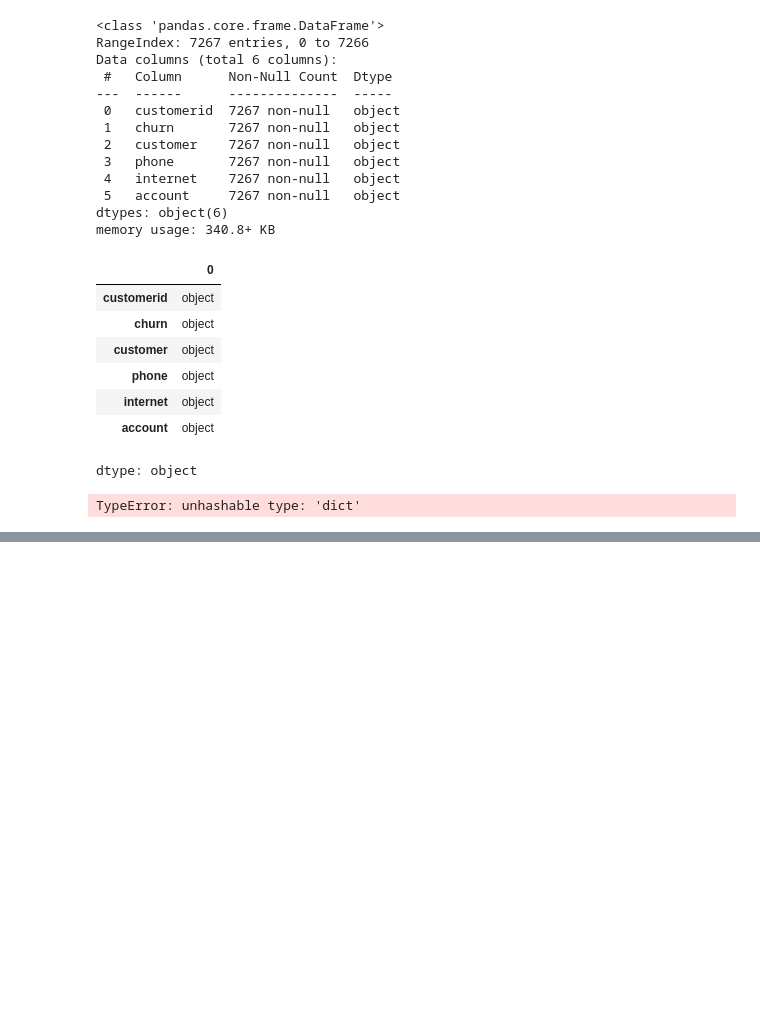
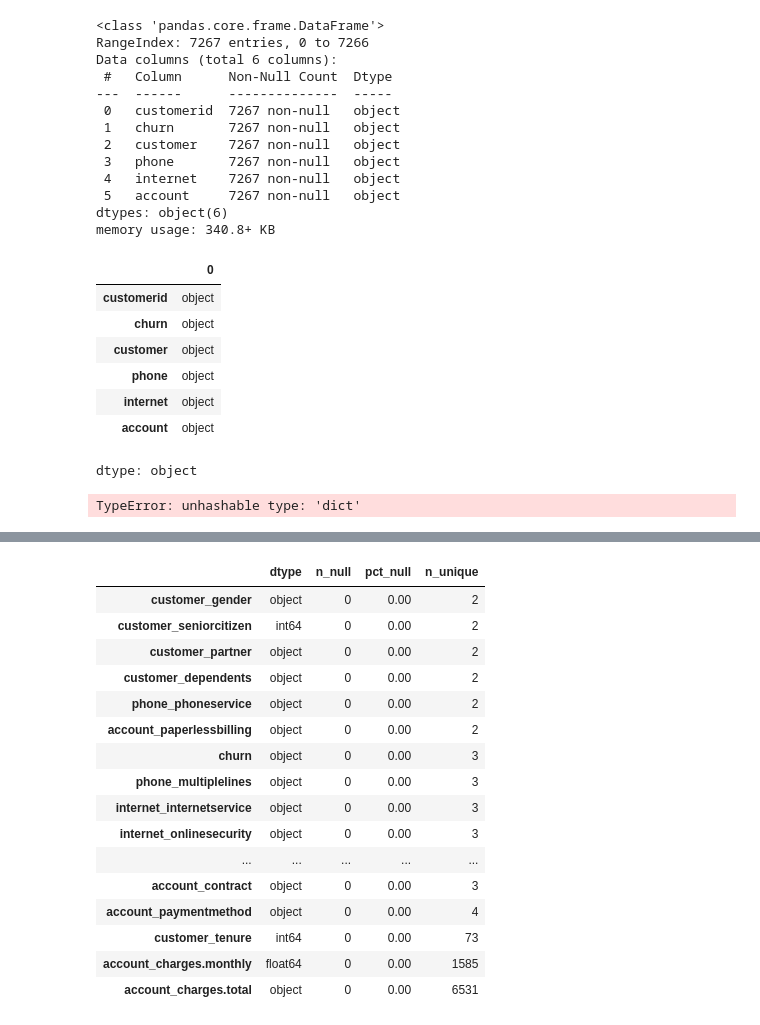
Before and after one commit to Junior11995/Challenge-Telecom-X-an-lisis-de-evasi-n-de-clientes, a Jupyter notebook: desaf_o_telecom_x.ipynb, the cells around one changed output, grey strips where cells are left out. Saved outputs shown, nothing was run; the diff lists cells and outputs as text; code cells hidden in the pictures; blank space fills up the shorter version.

Commit message:
aplanado de columnas anidadas (customer/phone/internet/account) y perfilado seguro de columnas

```diff
--- a/desaf_o_telecom_x.ipynb
+++ b/desaf_o_telecom_x.ipynb
@@ -210,3 +210,67 @@ memory usage: 340.8+ KB
 | account | object |
 dtype: object
 TypeError: unhashable type: 'dict'
+# %%
+# =========================================================
+# REPARACIÓN: Aplanar columnas anidadas + perfilado seguro
+# Requiere: df_raw ya cargado (con columnas: customer, phone, internet, account)
+# =========================================================
+import json
+from pandas import json_normalize
+
+# 1) Aplanado de columnas anidadas
+cols_nested = [c for c in ["customer", "phone", "internet", "account"] if c in df_raw.columns]
+parts = []
+for c in cols_nested:
+    # json_normalize sobre cada columna de dicts
+    block = json_normalize(df_raw[c])
+    block = block.add_prefix(f"{c}_")
+    parts.append(block)
+
+df_flat = pd.concat([df_raw.drop(columns=cols_nested, errors="ignore")] + parts, axis=1)
+
+# 2) Normalización de nombres
+def _normalize_cols(cols):
+    return (cols
+            .str.strip().str.lower()
+            .str.replace(r"\s+", "_", regex=True)
+            .str.normalize("NFKD").str.encode("ascii", errors="ignore").str.decode("utf-8"))
+
+df = df_flat.copy()
+df.columns = _normalize_cols(df.columns)
+
+# 3) Opcional: limpieza rápida de churn a texto estándar
+if "churn" in df.columns:
+    df["churn"] = (df["churn"].astype(str)
+                   .str.strip().str.lower())
+
+# 4) Perfilado seguro (evita error de unhashable dict)
+def _make_hashable(x):
+    # Serializa estructuras no hasheables para poder contar valores únicos
+    if isinstance(x, dict):
+        return json.dumps(x, sort_keys=True)
+    if isinstance(x, (list, tuple)):
+        return json.dumps(x, sort_keys=True)
+    if isinstance(x, set):
+        return json.dumps(sorted(list(x)))
+    return x
+
+def safe_nunique(series: pd.Series) -> int:
+    return series.map(_make_hashable).nunique(dropna=True)
+
+perfil = pd.DataFrame({
+    "dtype": df.dtypes.astype(str),
+    "n_null": df.isna().sum(),
+    "pct_null": df.isna().mean().round(4),
+    "n_unique": [safe_nunique(df[c]) for c in df.columns]
+}).sort_values(["pct_null", "n_unique"], ascending=[False, True])
+
+print("Shape aplanado:", df.shape)
+display(df.head(3))
+df.info()
+display(perfil.head(20))
+
+# 5) Guardar copia intermedia (opcional, útil para trazabilidad)
+df.to_csv("telecomx_flat.csv", index=False)
+print("Guardado intermedio: telecomx_flat.csv")
+# %% [output]
@@ -212,0 +299,17 @@ TypeError: unhashable type: 'dict'
+|  | dtype | n_null | pct_null | n_unique |
+| customer_gender | object | 0 | 0.00 | 2 |
+| customer_seniorcitizen | int64 | 0 | 0.00 | 2 |
+| customer_partner | object | 0 | 0.00 | 2 |
+| customer_dependents | object | 0 | 0.00 | 2 |
+| phone_phoneservice | object | 0 | 0.00 | 2 |
+| account_paperlessbilling | object | 0 | 0.00 | 2 |
+| churn | object | 0 | 0.00 | 3 |
+| phone_multiplelines | object | 0 | 0.00 | 3 |
+| internet_internetservice | object | 0 | 0.00 | 3 |
+| internet_onlinesecurity | object | 0 | 0.00 | 3 |
+| ... | ... | ... | ... | ... |
+| account_contract | object | 0 | 0.00 | 3 |
+| account_paymentmethod | object | 0 | 0.00 | 4 |
+| customer_tenure | int64 | 0 | 0.00 | 73 |
+| account_charges.monthly | float64 | 0 | 0.00 | 1585 |
+| account_charges.total | object | 0 | 0.00 | 6531 |
```
Also changed, not shown: parts of 1 cell of this notebook.
